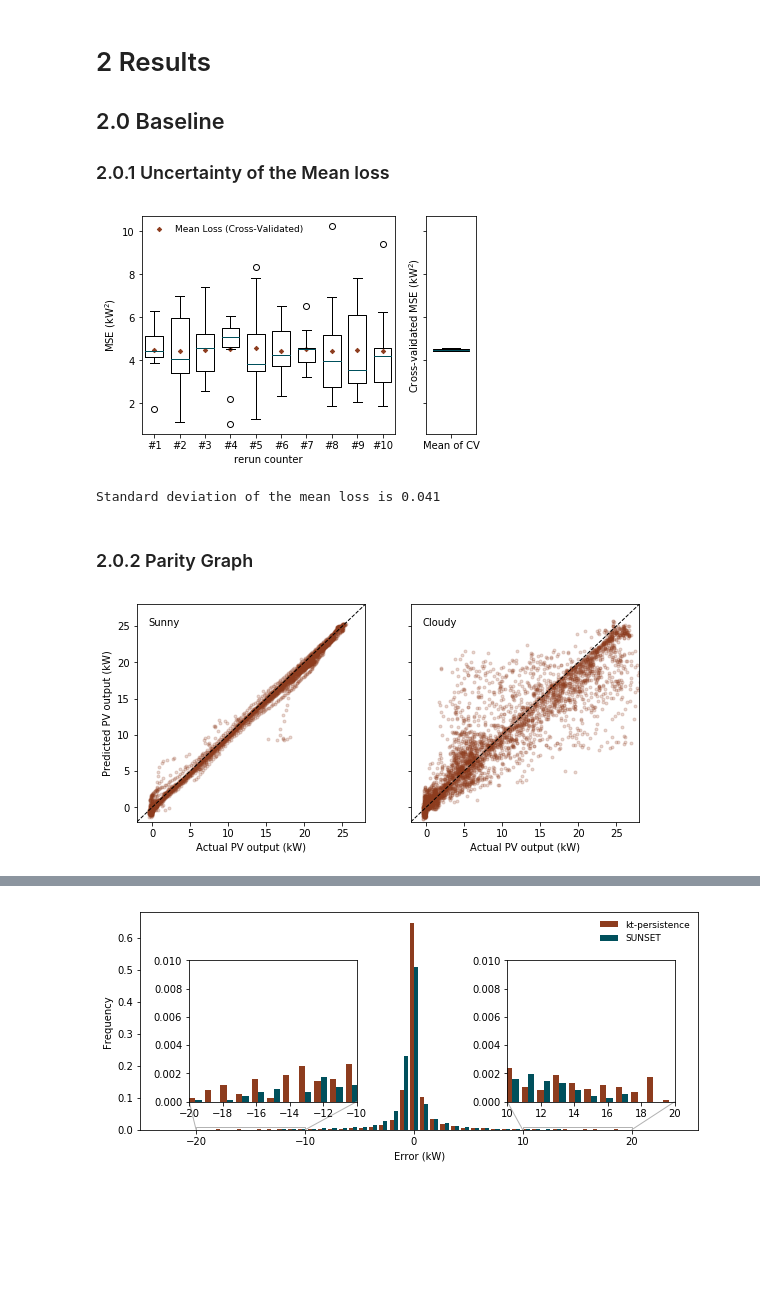
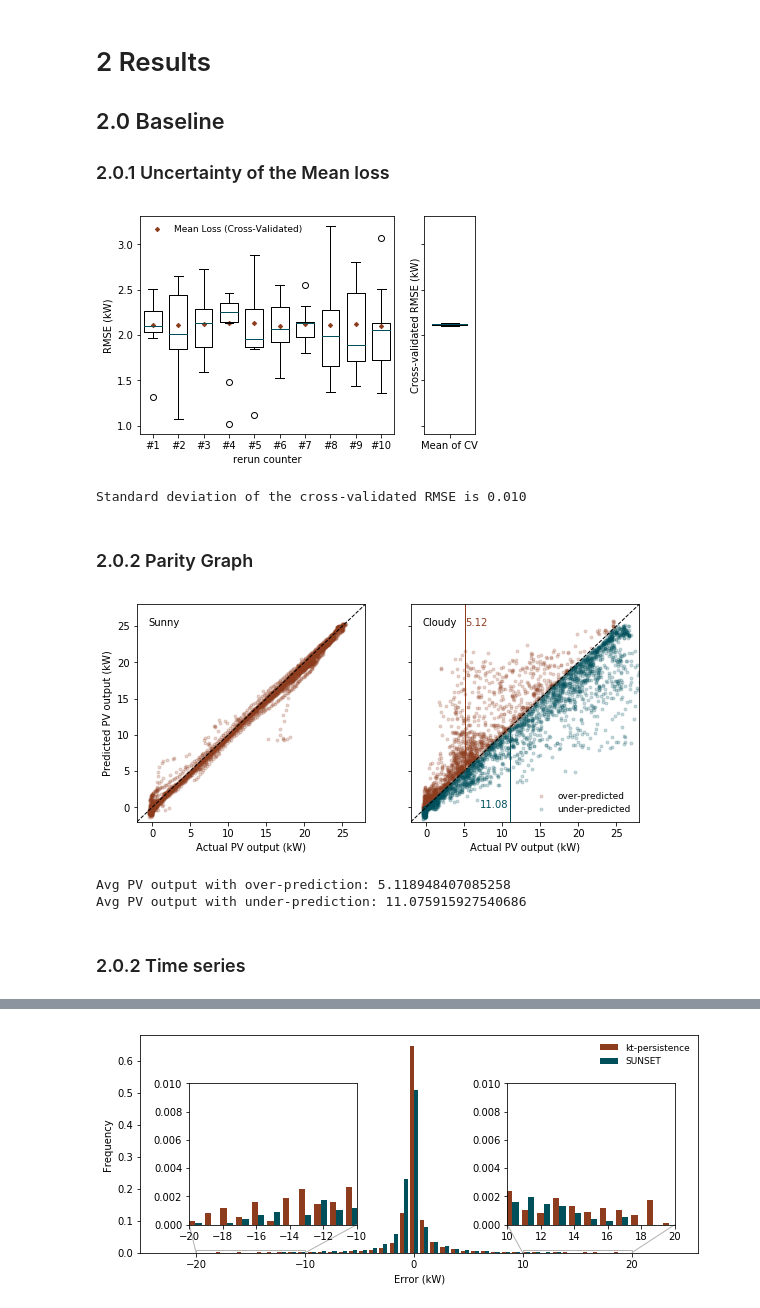
Before and after one commit to YuchiSun/SUNSET, a Jupyter notebook: plot_and_plot.ipynb, the cells around one changed output, grey strips where cells are left out. Drawn from its saved outputs; the diff is of its cells as text; code cells hidden in the pictures; blank space fills up the shorter version.

```diff
--- a/plot_and_plot.ipynb
+++ b/plot_and_plot.ipynb
@@ -212,0 +290,24 @@ plt.show()
+# %%
+all_dates = (sunny_dates.tolist() + cloudy_dates.tolist())
+
+cloudy_dates, cloudy_dates_idx = np.unique(dates_test[first_cloudy_idx:], return_index=True)
+cloudy_dates_sorted_idx = cloudy_dates_idx.argsort().argsort()
+
+test_dates_char = pd.DataFrame(0,index = all_dates, columns = ['Index', 'Mean (kW)', 'Max (kW)', 'Std (kW)'])
+
+for i,set_dates in enumerate([sunny_dates, cloudy_dates]):
+    if i==0:
+        condition = 'Sunny'
+        sorted_idx = np.arange(len(sunny_dates))
+    else:
+        condition = 'Cloudy'
+        sorted_idx = cloudy_dates_sorted_idx
+
+    for j,date in enumerate(set_dates):
+        date_mask = (dates_test == date)
+        test_dates_char.loc[date, 'Mean (kW)'] = np.mean(pv_pred_test[date_mask])
+        test_dates_char.loc[date, 'Max (kW)'] = np.max(pv_pred_test[date_mask])
+        test_dates_char.loc[date, 'Std (kW)'] = np.std(pv_pred_test[date_mask])
+        test_dates_char.loc[date, 'Index'] = condition + '_' + str(sorted_idx[j]+1)
+
+print(test_dates_char)
@@ -221,43 +340,43 @@ fig, axarr = plt.subplots(1,2, sharey = True,
 
 ## Number of lag terms
 hundred_rep_folders = ['CNN_1.0_Baseline_reps_{0}_to_{1}'.format(10*i+1, 10*i+10) for i in range(10)]
 
 ## initialize a folder to store all validation loss
 val_loss = np.zeros((10,10,100))
 
 for i,folder in enumerate(hundred_rep_folders):
     val_loss[i] = np.load(os.path.join('models','100_rep_models',folder,'val_loss.npy'))
 
 val_best_loss  = find_best_multiexp(val_loss)
 
 # Plot the 10 boxplot for each of the CV experiment
 ax = axarr[0]
 exp_names = ['#' + str(i) for i in range(1,11)]
 
-ax.boxplot(val_best_loss.T,labels = exp_names, widths= box_widths)
+ax.boxplot(np.sqrt(val_best_loss.T),labels = exp_names, widths= box_widths)
 ax.set_xlabel('rerun counter')
-ax.set_ylabel('MSE ($\mathrm{kW}^2$)')
+ax.set_ylabel('RMSE (kW)')
 
 # plot the much more stable mean loss
-val_mean_loss = np.mean(val_best_loss,axis = 1)
-ax.scatter(np.arange(1,11),val_mean_loss, marker = 'D', label = 'Mean Loss (Cross-Validated)')
+val_RMSE = np.sqrt(np.mean(val_best_loss,axis = 1))
+ax.scatter(np.arange(1,11),val_RMSE, marker = 'D', label = 'Mean Loss (Cross-Validated)')
 ax.legend()
 
 # plot the mean loss separately in a box plot to the right
 ax = axarr[1]
-ax.boxplot(val_mean_loss, labels = ['Mean of CV'], widths= box_widths)
-ax.set_ylabel('Cross-validated MSE ($\mathrm{kW}^2$)')
+ax.boxplot(val_RMSE, labels = ['Mean of CV'], widths= box_widths)
+ax.set_ylabel('Cross-validated RMSE (kW)')
 
 # saving and showing figure
 plt.savefig(os.path.join(output_folder,'val_loss_uncertainty.pdf'),bbox_inches = 'tight')
 plt.show()
 
 # Output the standard deviation of mean loss
-mean_loss_std = np.std(val_mean_loss)
-print("Standard deviation of the mean loss is {0:.3f}".format(mean_loss_std))
+RMSE_std = np.std(val_RMSE)
+print("Standard deviation of the cross-validated RMSE is {0:.3f}".format(RMSE_std))
 # %% [output]
-[figure, old version]
+[figure, new version]
-Standard deviation of the mean loss is 0.041
+Standard deviation of the cross-validated RMSE is 0.010
 # %% [markdown]
 ### 2.0.2 Parity Graph
 # %%
@@ -281,7 +400,23 @@ for i,ax in enumerate(axarr):
     if i==0:
         ax.scatter(truth_test[:first_cloudy_idx],pred_test[:first_cloudy_idx], alpha = 0.2)
     else:
-        ax.scatter(truth_test[first_cloudy_idx:],pred_test[first_cloudy_idx:], alpha = 0.2)
+        mask_over = truth_test[first_cloudy_idx:]<pred_test[first_cloudy_idx:]
+
+        scatter1 = ax.scatter(truth_test[first_cloudy_idx:][mask_over],pred_test[first_cloudy_idx:][mask_over],
+                   alpha = 0.2, color = 'C0')
+        truth_test_over_avg = np.mean(truth_test[first_cloudy_idx:][mask_over])
+        ax.plot([truth_test_over_avg,truth_test_over_avg],[truth_test_over_avg,28], color= 'C0')
+        ax.text(truth_test_over_avg,25,'{0:.2f}'.format(truth_test_over_avg), color = 'C0')
+
+
+        scatter2 = ax.scatter(truth_test[first_cloudy_idx:][~mask_over],pred_test[first_cloudy_idx:][~mask_over],
+                   alpha = 0.2, color = 'C1')
+        truth_test_under_avg = np.mean(truth_test[first_cloudy_idx:][~mask_over])
+        ax.plot([truth_test_under_avg,truth_test_under_avg],[truth_test_under_avg,-2], color= 'C1')
+        ax.text(truth_test_under_avg-4,0,'{0:.2f}'.format(truth_test_under_avg), color = 'C1')
+        ax.legend([scatter1,scatter2],['over-predicted','under-predicted'])
+
+
     ax.text(0.05,0.9,conditions[i], transform=ax.transAxes)
     ax.set_xlabel('Actual PV output (kW)')
 
@@ -292,5 +427,12 @@ axarr[0].set_ylabel('Predicted PV output (kW)')
 fig.set_size_inches(9,4)
 plt.savefig(os.path.join(output_folder,'parity_baseline.pdf'),bbox_inches = 'tight')
 plt.show()
+
+print('Avg PV output with over-prediction:', np.mean(truth_test[first_cloudy_idx:][mask_over]))
+print('Avg PV output with under-prediction:', np.mean(truth_test[first_cloudy_idx:][~mask_over]))
 # %% [output]
-[figure, old version]
+[figure, new version]
+Avg PV output with over-prediction: 5.118948407085258
+Avg PV output with under-prediction: 11.075915927540686
+# %% [markdown]
+### 2.0.2 Time series
```
Also changed, not shown: parts of 24 cells of this notebook, 2 other files.
